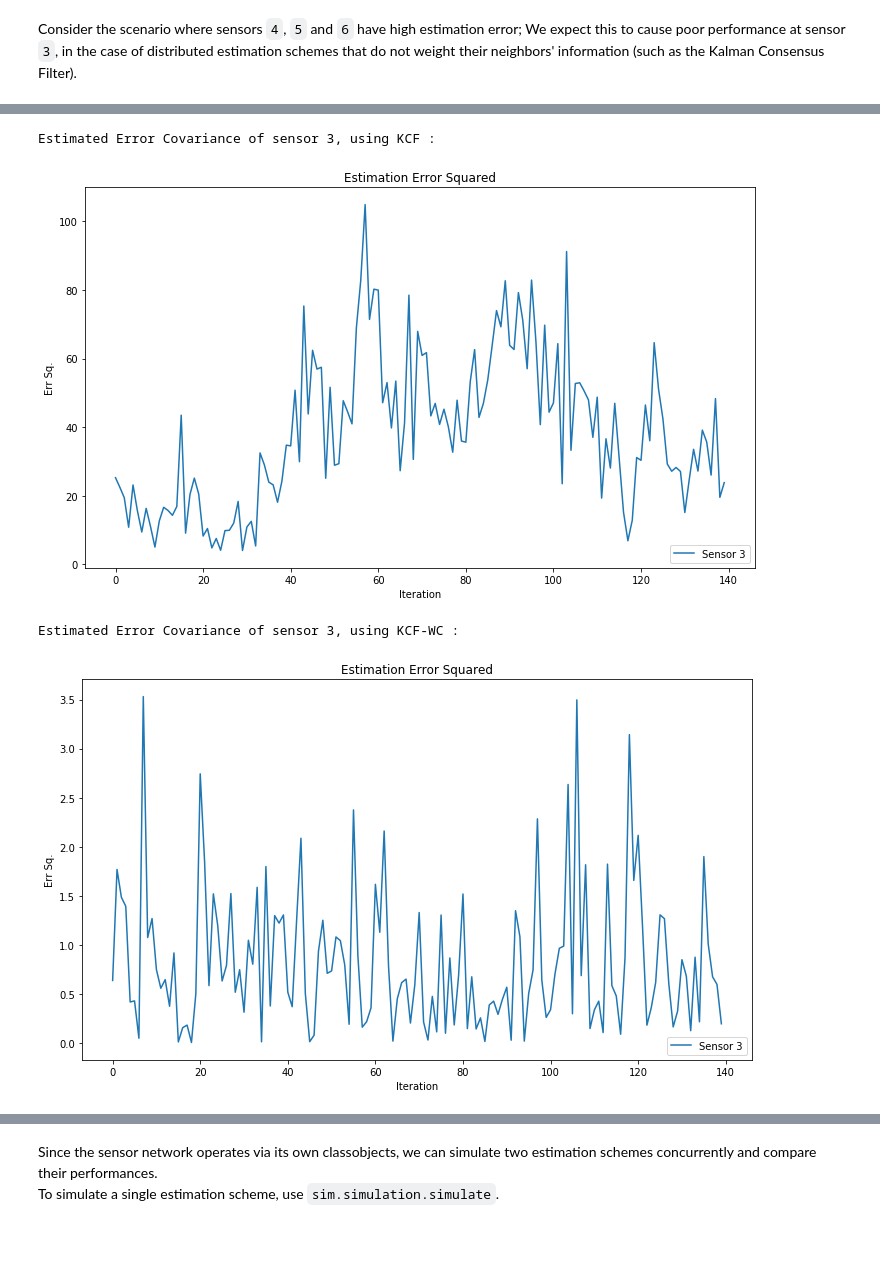
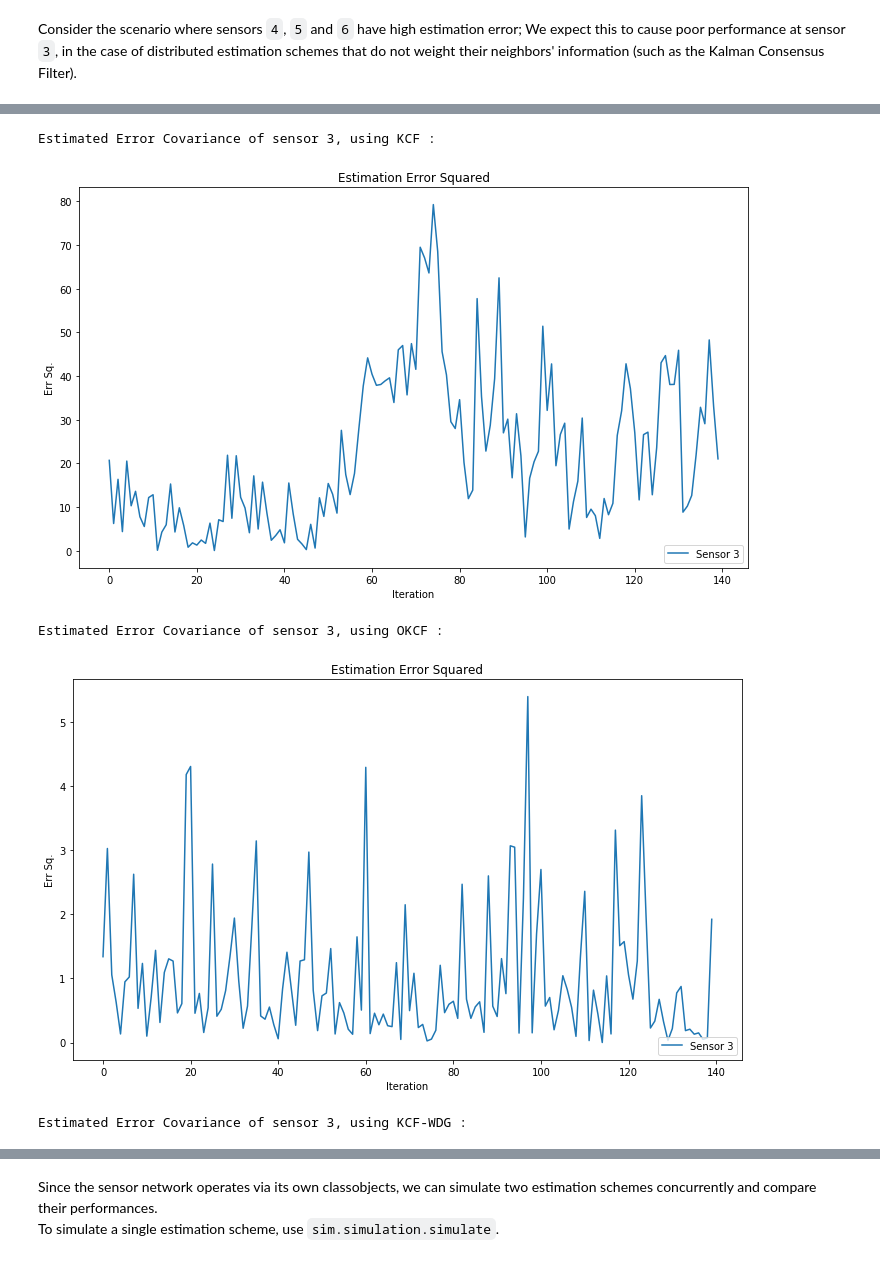
Before and after one commit to shirazkn/sensor-network-sim, a Jupyter notebook: Simulation.ipynb, the cells around one changed output, grey strips where cells are left out. Cells and saved outputs as stored; diff of their text form; code cells hidden in the pictures.

```diff
--- a/Simulation.ipynb
+++ b/Simulation.ipynb
@@ -35,11 +36,13 @@ from sim.simulation import simulate_many
 sensor_initials = {"estimate_prior": [[20], [0]],
                    "ErrCov_prior": [[100,0],[0,100]]}
 
-results = simulate_many(input_data, duration = 150, est_schemes=["KCF", "KCF-WDG"],
+results = simulate_many(input_data, duration = 150, est_schemes=["KCF", "OKCF", "KCF-WDG"],
                         sensor_initials=sensor_initials)
 print("KCF Scheme (Poor performance) : ")
 results[0].plot_xy(target=True, estimates_of="3")
-print("Optimal KCF-WDG Scheme (Better performance) : ")
+print("OKCF Scheme (Better performance) : ")
 results[1].plot_xy(target=True, estimates_of="3")
+print("KCF-WDG Scheme (Best performance) : ")
+results[2].plot_xy(target=True, estimates_of="3")
 # %% [output]
 Initializing a sensor network with KCF (2009) scheme...
@@ -59,11 +68,14 @@ Plotted history of sensor 3's estimates.
 # %%
 ##### Estimation Error (e^T . e)
 print("Estimated Error Covariance of sensor 3, using KCF :")
 results[0].plot_error_sq(err_of="3")
-print("Estimated Error Covariance of sensor 3, using KCF-WC :")
+print("Estimated Error Covariance of sensor 3, using OKCF :")
 results[1].plot_error_sq(err_of="3")
+print("Estimated Error Covariance of sensor 3, using KCF-WDG :")
+results[2].plot_error_sq(err_of="3")
 # %% [output]
 Estimated Error Covariance of sensor 3, using KCF :
-[figure, old version]
+[figure, new version]
-Estimated Error Covariance of sensor 3, using KCF-WC :
+Estimated Error Covariance of sensor 3, using OKCF :
-[figure, old version]
+[figure, new version]
+Estimated Error Covariance of sensor 3, using KCF-WDG :
```
Also changed, not shown: parts of 6 cells of this notebook, 5 other files.
